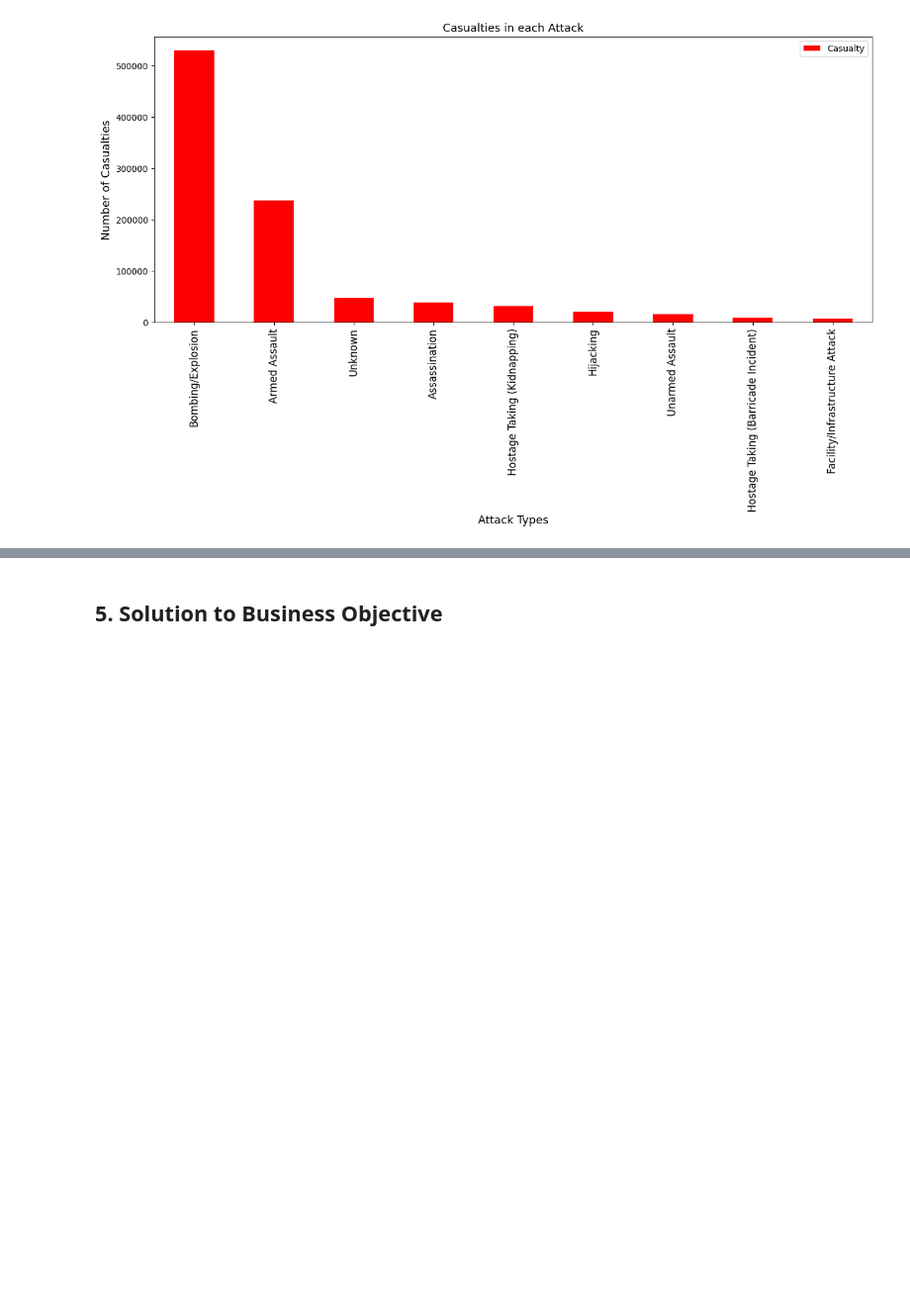
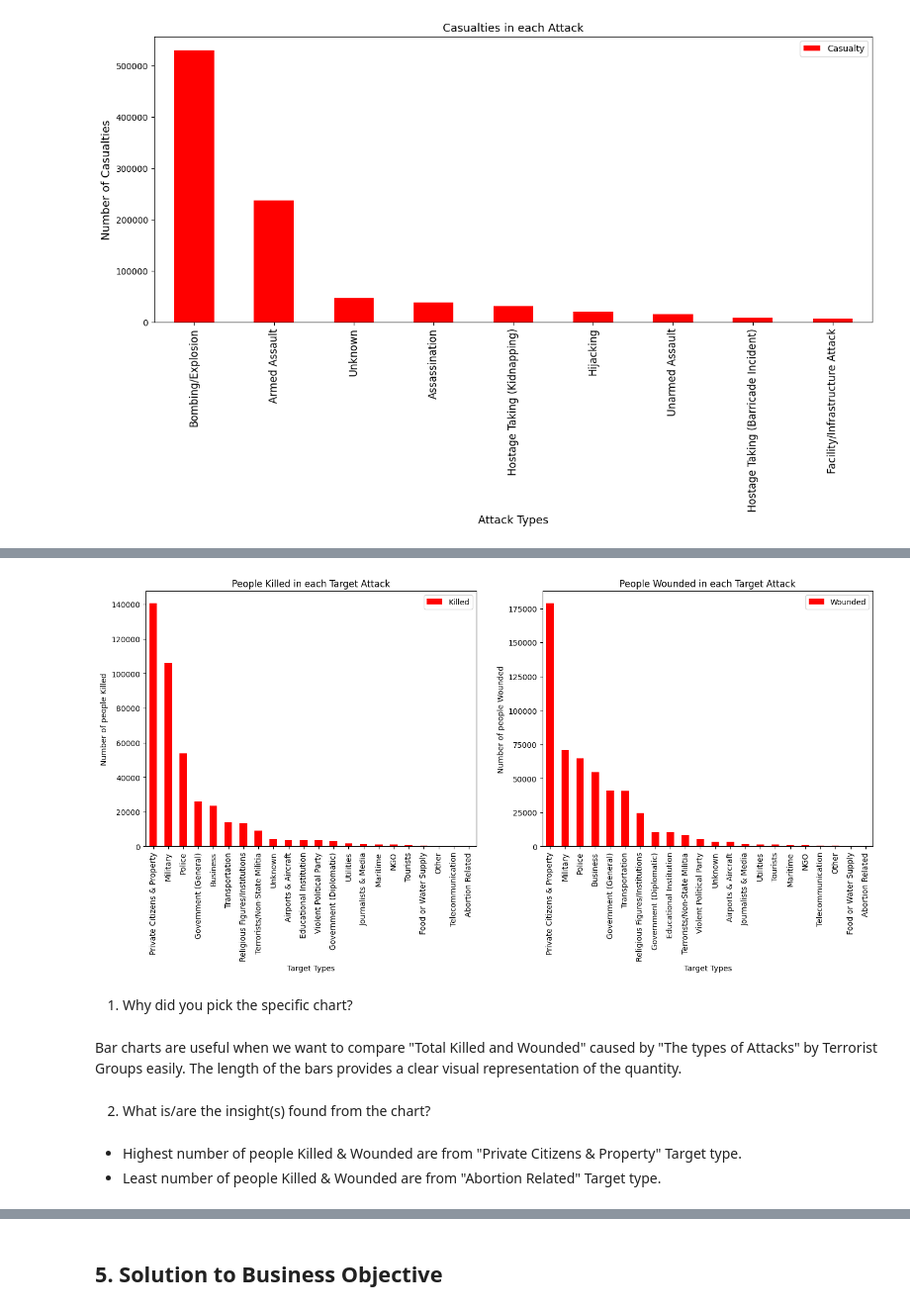
Before and after one commit to Amrit007-droid/Global-Terrorism-Dataset-EDA-, a Jupyter notebook: Global_Terrorism_Dataset_EDA_submission_.ipynb, the cells around one changed output, grey strips where cells are left out. Shown at 99% size. Drawn from its saved outputs; the diff is of its cells as text; code cells hidden in the pictures; blank space fills up the shorter version.

```diff
--- a/Global_Terrorism_Dataset_EDA_submission_.ipynb
+++ b/Global_Terrorism_Dataset_EDA_submission_.ipynb
@@ -1477,0 +1653,3 @@ plt.show()
+# %%
+tk=df[["Target Type","Killed"]].groupby("Target Type").sum().sort_values(by="Killed",ascending=False)
+tk
@@ -1477,0 +1677,3 @@ plt.show()
+# %%
+tw=df[["Target Type","Wounded"]].groupby("Target Type").sum().sort_values(by="Wounded",ascending=False)
+tw
@@ -1477,0 +1699,31 @@ plt.show()
+# %%
+# Chart - 23 visualization code
+fig=plt.figure()
+ax0=fig.add_subplot(1,2,1)
+ax1=fig.add_subplot(1,2,2)
+
+#Killed
+tk.plot(kind="bar",color="red",figsize=(17,6),ax=ax0)
+ax0.set_title("People Killed in each Target Attack")
+ax0.set_xlabel("Target Types")
+ax0.set_ylabel("Number of people Killed")
+
+#Wounded
+tw.plot(kind="bar",color="red",figsize=(17,6),ax=ax1)
+ax1.set_title("People Wounded in each Target Attack")
+ax1.set_xlabel("Target Types")
+ax1.set_ylabel("Number of people Wounded")
+plt.show()
+# %% [output]
+[figure, added]
+# %% [markdown]
+1. Why did you pick the specific chart?
+# %% [markdown]
+Bar charts are useful when we want to compare "Total Killed and Wounded" caused by "The types of Attacks" by Terrorist Groups easily. The length of the bars provides a clear visual representation of the quantity.
+# %% [markdown]
+2. What is/are the insight(s) found from the chart?
+# %% [markdown]
+
+
+*   Highest number of people Killed & Wounded are from "Private Citizens & Property" Target type.
+*   Least number of people Killed & Wounded are from "Abortion Related" Target type.
```
Also changed, not shown: parts of 53 cells of this notebook.
